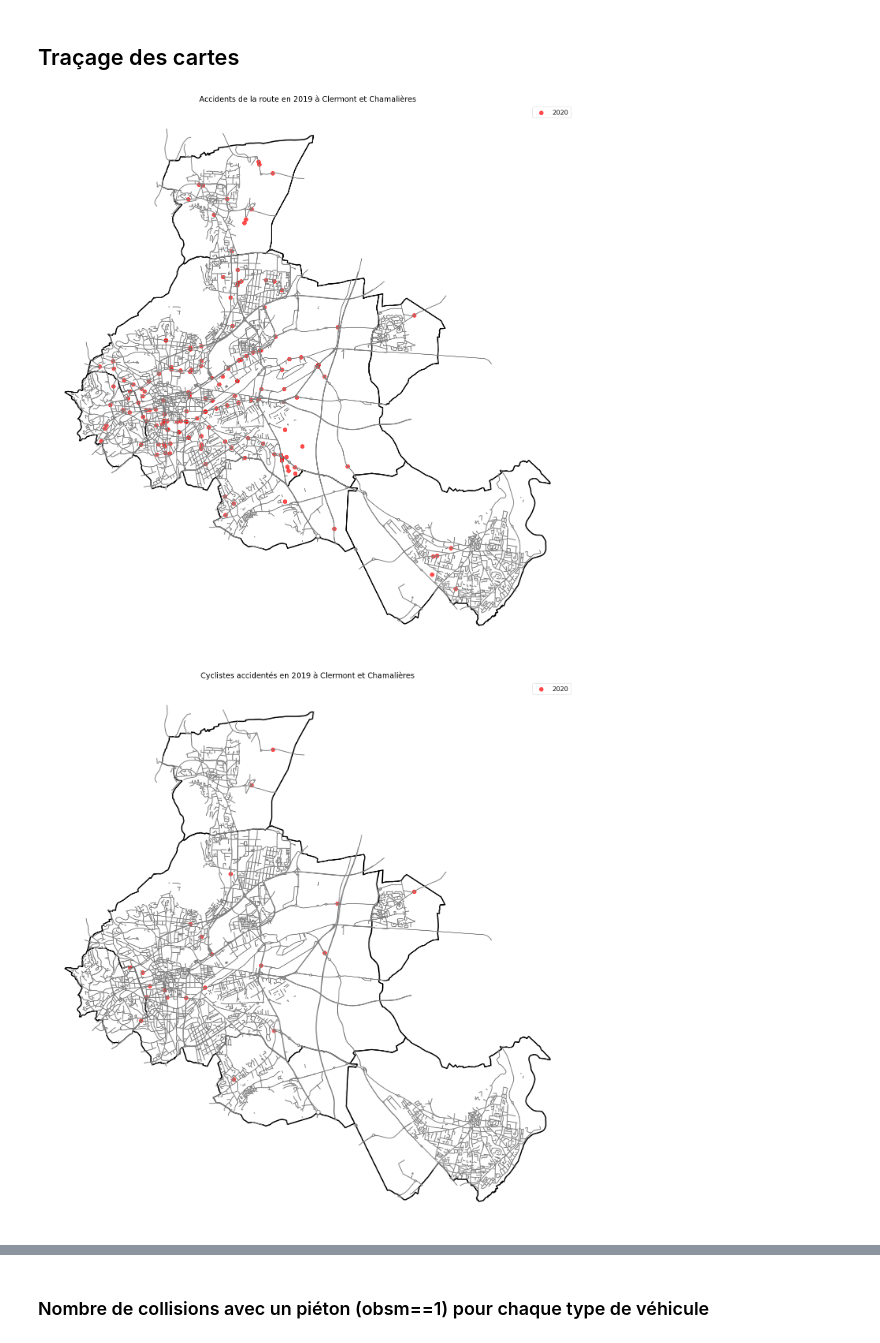
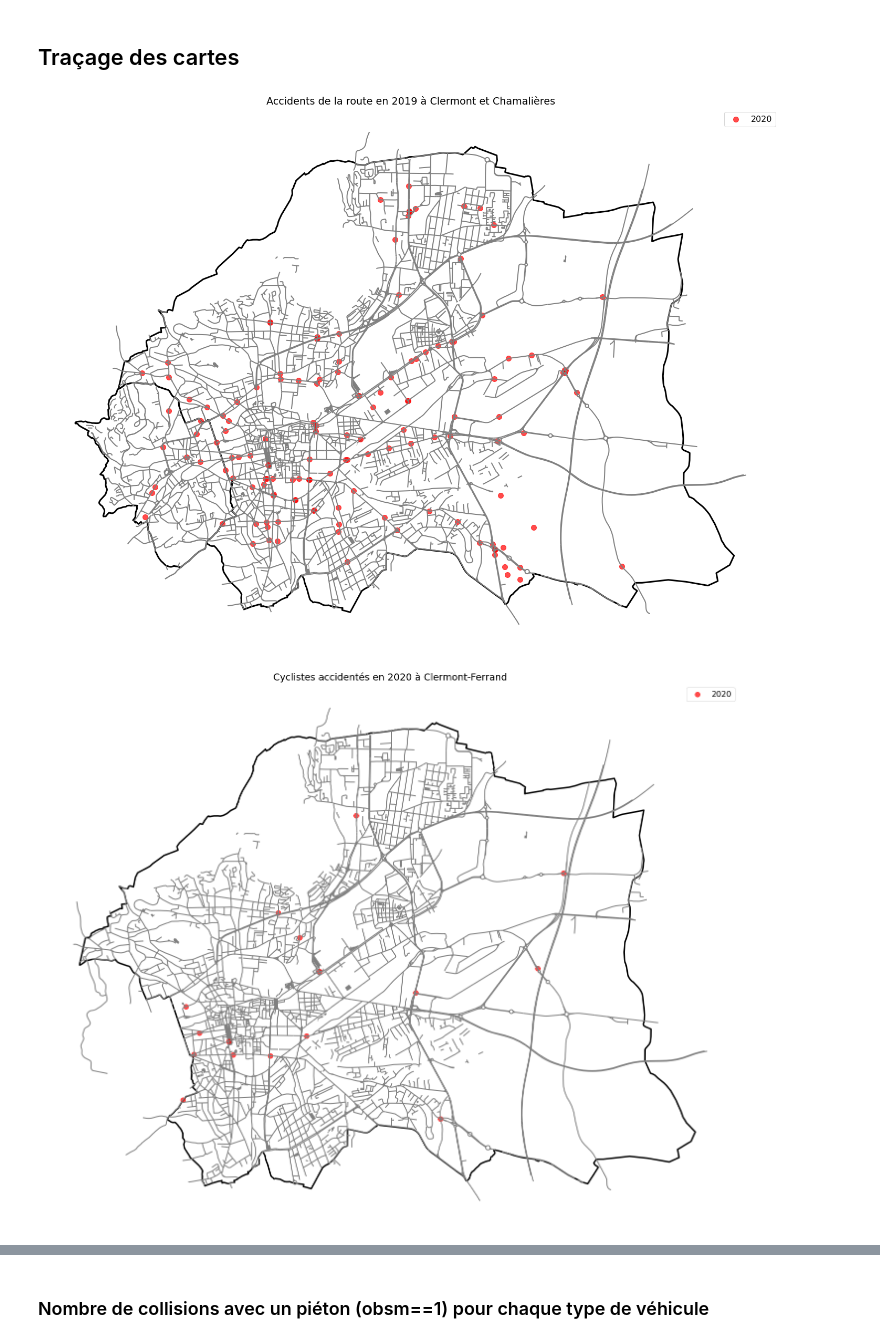
Before and after one commit to thmegy/AccidentsDeLaRoute, a Jupyter notebook: accidents_route.ipynb, the cells around one changed output, grey strips where cells are left out. Cells and saved outputs as stored; diff of their text form; code cells hidden in the pictures.

```diff
--- a/accidents_route.ipynb
+++ b/accidents_route.ipynb
@@ -27,12 +27,12 @@ Selection des limites des communes d'intérêt (via code INSEE), et des routes c
 # %%
 communes = [
     'Clermont-Ferrand',
-    'Aulnat',
-    'Aubière',
-    'Cébazat',
+#    'Aulnat',
+#    'Aubière',
+#    'Cébazat',
     'Chamalières',
 #    'Beaumont',
-    'Cournon d\'Auvergne',
+#    'Cournon d\'Auvergne',
 #    'Royat',
 #    'Le Cendre'
 ]
@@ -92,10 +88,11 @@ for an in annee:
 title = 'Accidents de la route en 2019 à Clermont et Chamalières'
 drawMap(df_list, vehic_list, usager_list, annee, limites, routes, title)
 # %% [output]
-[figure, old version]
+[figure, new version]
 # %%
-title = 'Cyclistes accidentés en 2019 à Clermont et Chamalières'
+title = 'Cyclistes accidentés en 2020 à Clermont-Ferrand'
 drawMap(df_list, vehic_list, usager_list, annee, limites, routes, title, vehic_type=1)
+plt.savefig('cyclistes_2020.jpg')
 # %% [output]
-[figure, old version]
+[figure, new version]
 # %%
```
Also changed, not shown: parts of 40 cells of this notebook, 10 other files.
